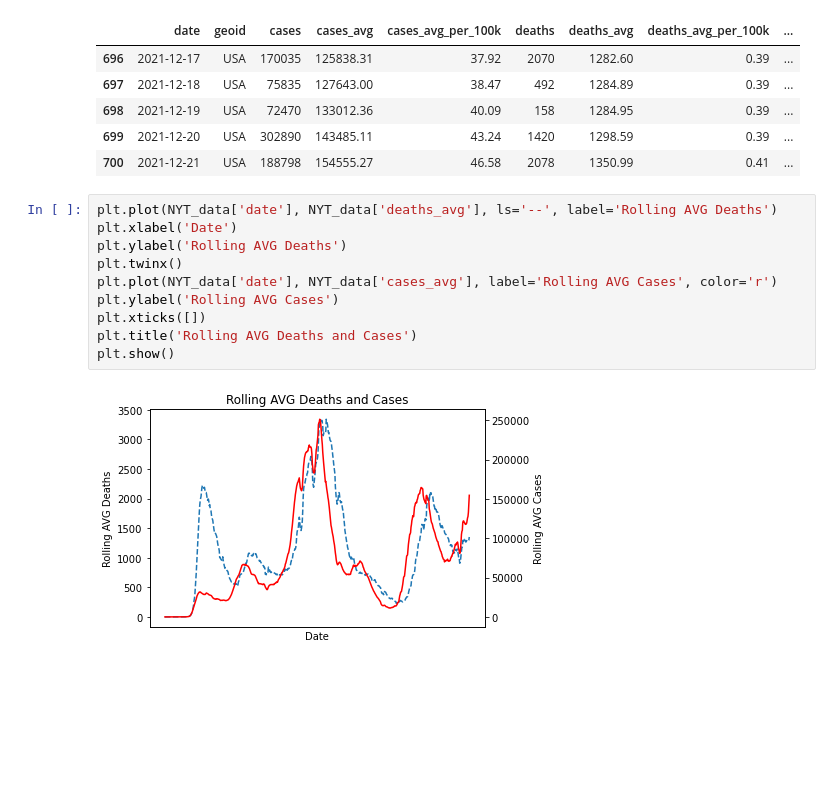
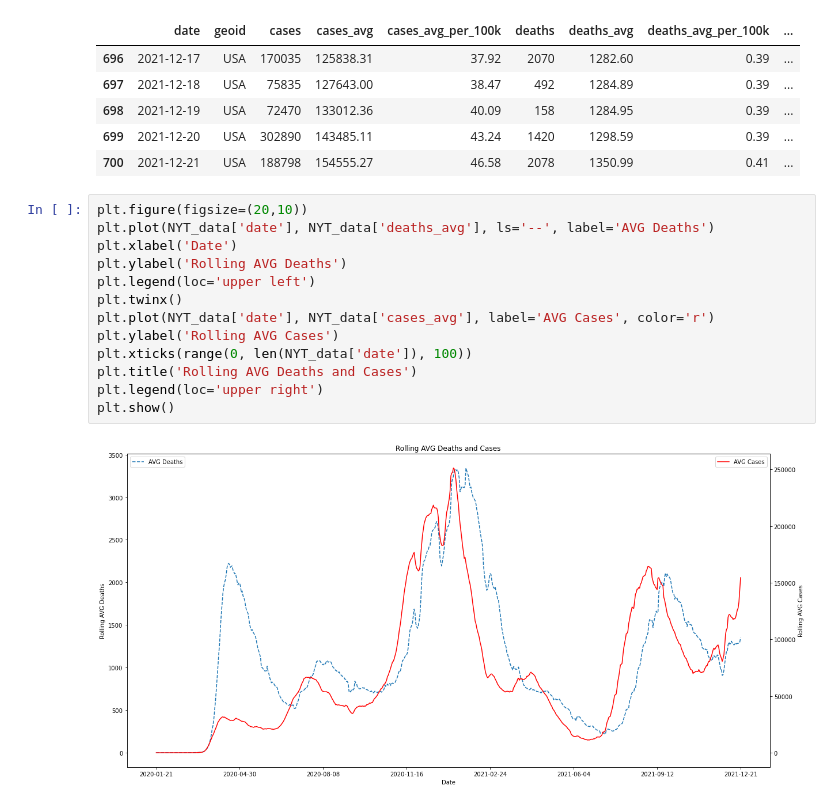
Before and after one commit to mattlampl/COVID19_ProportionalDeaths, a Jupyter notebook: Covid-19 Data.ipynb, the cells around one changed output. Cells and saved outputs as stored; diff of their text form; blank space fills up the shorter version.

```diff
--- a/Covid-19 Data.ipynb
+++ b/Covid-19 Data.ipynb
@@ -25,15 +25,18 @@ NYT_data.tail()
 | 699 | 2021-12-20 | USA | 302890 | 143485.11 | 43.24 | 1420 | 1298.59 | 0.39 | ... |
 | 700 | 2021-12-21 | USA | 188798 | 154555.27 | 46.58 | 2078 | 1350.99 | 0.41 | ... |
 # %%
-plt.plot(NYT_data['date'], NYT_data['deaths_avg'], ls='--', label='Rolling AVG Deaths')
+plt.figure(figsize=(20,10))
+plt.plot(NYT_data['date'], NYT_data['deaths_avg'], ls='--', label='AVG Deaths')
 plt.xlabel('Date')
 plt.ylabel('Rolling AVG Deaths')
+plt.legend(loc='upper left')
 plt.twinx()
-plt.plot(NYT_data['date'], NYT_data['cases_avg'], label='Rolling AVG Cases', color='r')
+plt.plot(NYT_data['date'], NYT_data['cases_avg'], label='AVG Cases', color='r')
 plt.ylabel('Rolling AVG Cases')
-plt.xticks([])
+plt.xticks(range(0, len(NYT_data['date']), 100))
 plt.title('Rolling AVG Deaths and Cases')
+plt.legend(loc='upper right')
 plt.show()
 # %% [output]
-[figure, old version]
+[figure, new version]
 # %%
```
Also changed, not shown: parts of 1 cell of this notebook.
